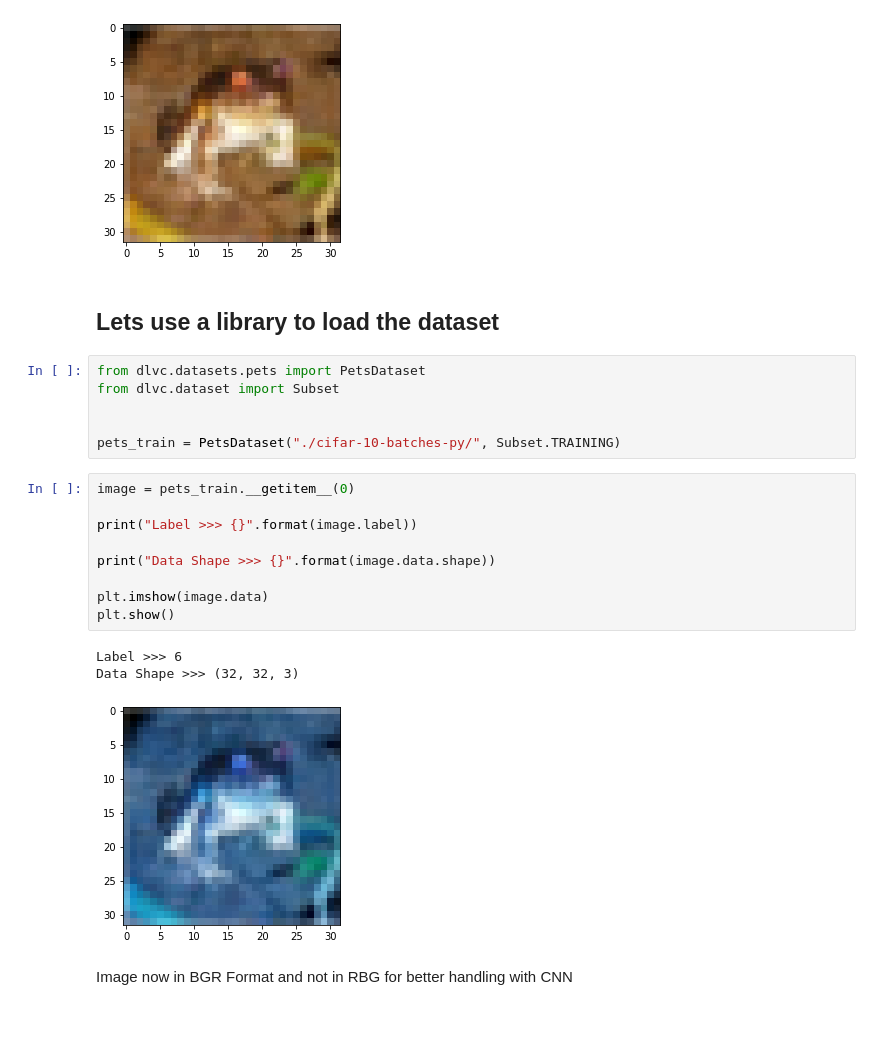
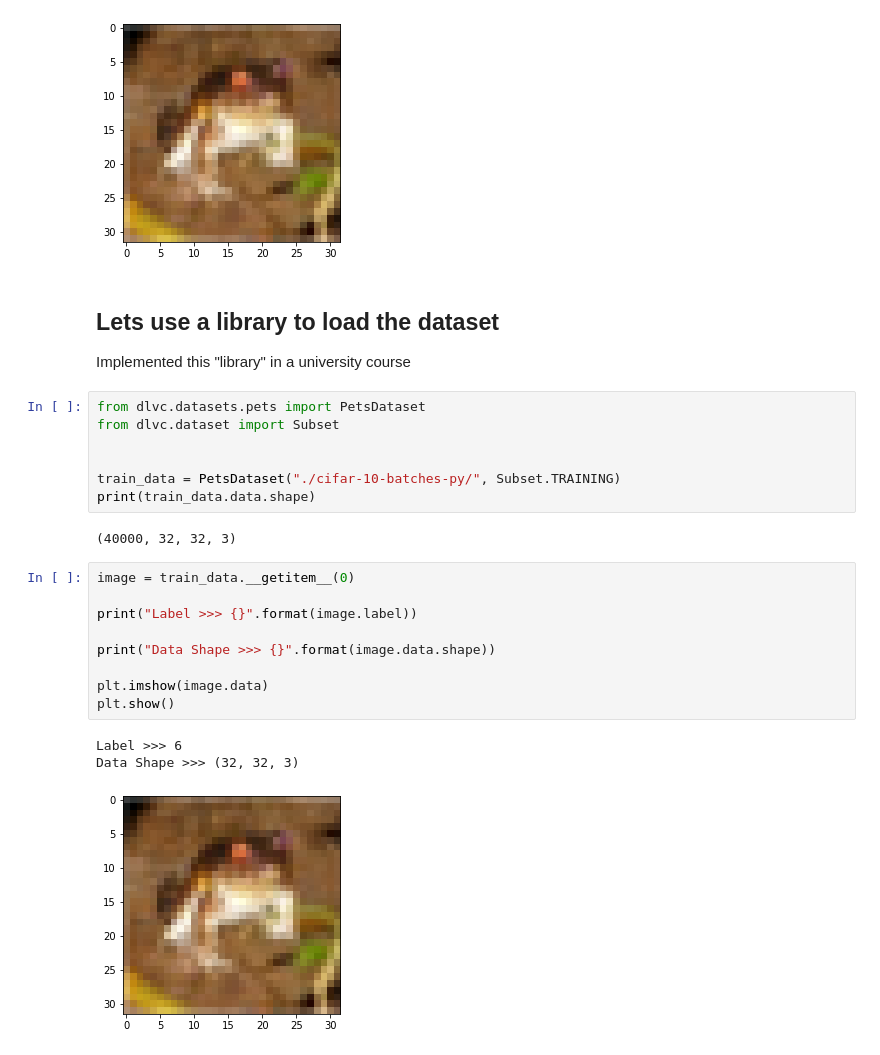
Before and after one commit to FaTra22/DLVC-Workshop, a Jupyter notebook: 2_DataWrangling.ipynb, the cells around one changed output. Saved outputs shown, nothing was run; the diff lists cells and outputs as text; blank space fills up the shorter version.

```diff
--- a/2_DataWrangling.ipynb
+++ b/2_DataWrangling.ipynb
@@ -26,24 +75,27 @@ plt.show()
 [figure]
 # %% [markdown]
 ## Lets use a library to load the dataset
+
+Implemented this "library" in a university course
 # %%
 from dlvc.datasets.pets import PetsDataset
 from dlvc.dataset import Subset
 
 
-pets_train = PetsDataset("./cifar-10-batches-py/", Subset.TRAINING)
+train_data = PetsDataset("./cifar-10-batches-py/", Subset.TRAINING)
+print(train_data.data.shape)
+# %% [output]
+(40000, 32, 32, 3)
 # %%
-image = pets_train.__getitem__(0)
+image = train_data.__getitem__(0)
 
 print("Label >>> {}".format(image.label))
 
 print("Data Shape >>> {}".format(image.data.shape))
 
 plt.imshow(image.data)
 plt.show()
 # %% [output]
 Label >>> 6
 Data Shape >>> (32, 32, 3)
-[figure, old version]
+[figure, new version]
-# %% [markdown]
-Image now in BGR Format and not in RBG for better handling with CNN
```
Also changed, not shown: parts of 17 cells of this notebook, 4 other files.
